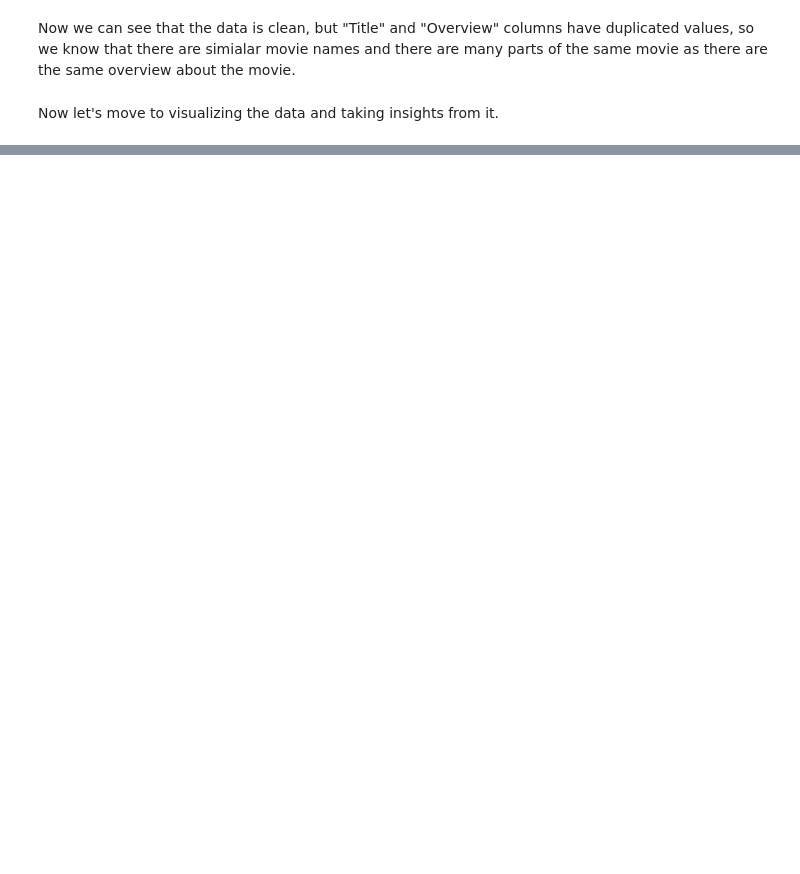
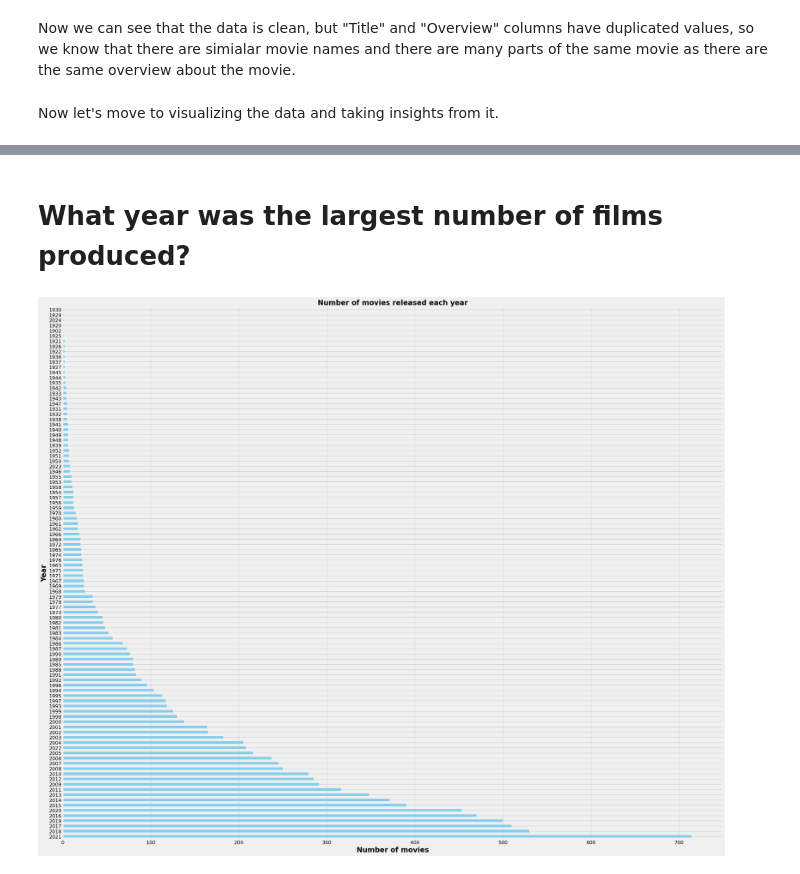
Before and after one commit to mhmdkardosha/IEEE-ManCSC-tasks, a Jupyter notebook: Task 4 (Data visualization practice)/Movies visualization.ipynb, the cells around one changed output, grey strips where cells are left out. Saved outputs shown, nothing was run; the diff lists cells and outputs as text; code cells hidden in the pictures; blank space fills up the shorter version.

```diff
--- a/Task 4 (Data visualization practice)/Movies visualization.ipynb
+++ b/Task 4 (Data visualization practice)/Movies visualization.ipynb
@@ -87,0 +158,12 @@ Now let's move to visualizing the data and taking insights from it.
+# %% [markdown]
+# What year was the largest number of films produced?
+# %%
+df["Year"] = df["Release_Date"].dt.year
+# %%
+df['Year'].value_counts().plot(kind='barh', figsize=(30,26), color='skyblue')
+plt.title('Number of movies released each year', fontsize=20, fontweight='bold')
+plt.xlabel('Number of movies', fontsize=20, fontweight='bold')
+plt.ylabel('Year', fontsize=20, fontweight='bold')
+plt.show()
+# %% [output]
+[figure, added]
```
Also changed, not shown: parts of 35 cells of this notebook.
